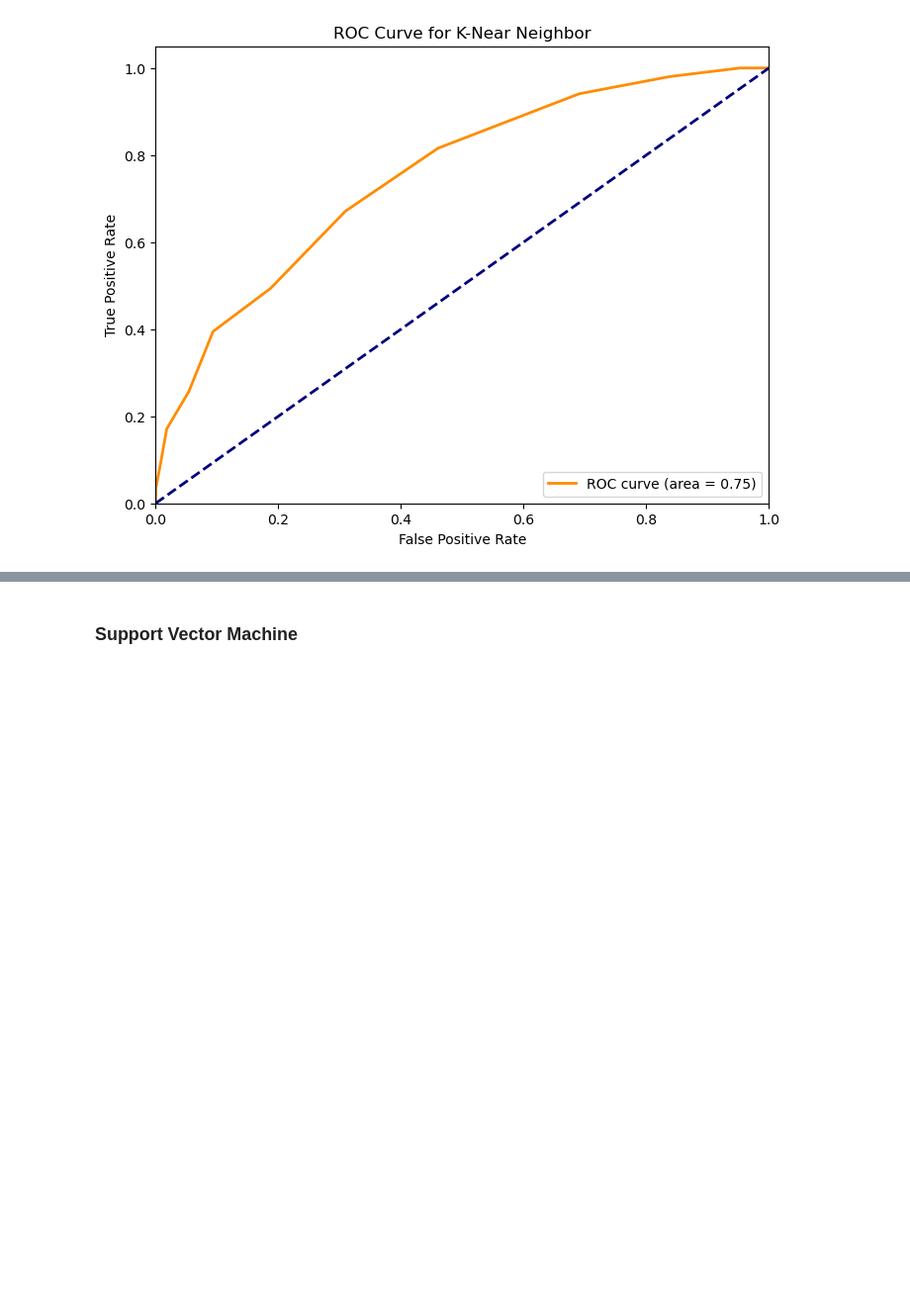
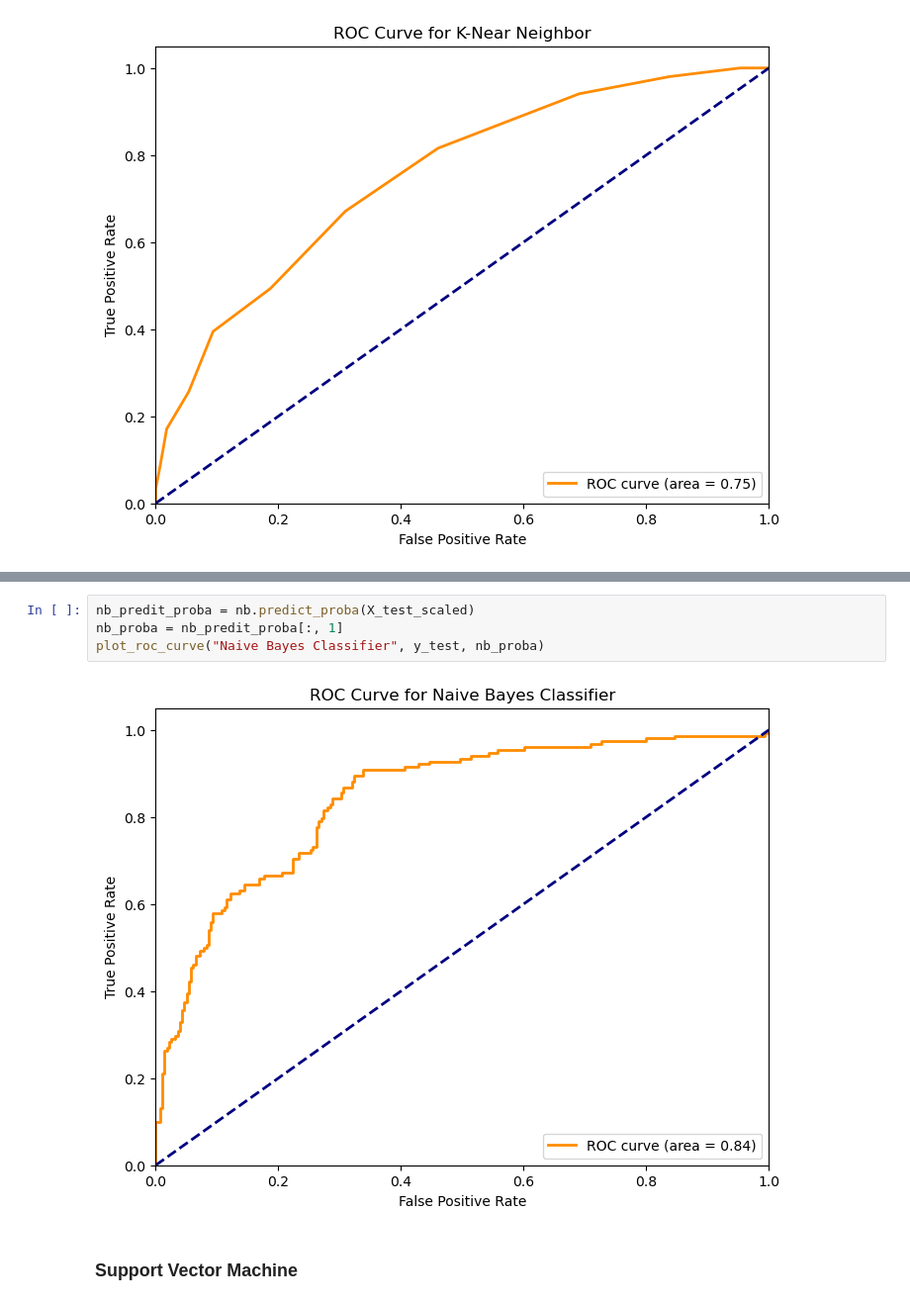
Before and after one commit to barissucuoglu/Data-Science-Playground, a Jupyter notebook: ML/Alzheimer's Disease Prediction.ipynb, the cells around one changed output, grey strips where cells are left out. Shown at 99% size. Cells and saved outputs as stored; diff of their text form; blank space fills up the shorter version.

```diff
--- a/ML/Alzheimer's Disease Prediction.ipynb
+++ b/ML/Alzheimer's Disease Prediction.ipynb
@@ -1287,3 +1321,9 @@ plot_roc_curve("K-Near Neighbor", y_test, knn_proba)
+# %%
+nb_predit_proba = nb.predict_proba(X_test_scaled)
+nb_proba = nb_predit_proba[:, 1]
+plot_roc_curve("Naive Bayes Classifier", y_test, nb_proba)
+# %% [output]
+[figure, added]
 # %% [markdown]
 ### Support Vector Machine
 # %%
```
Also changed, not shown: parts of 65 cells of this notebook.
